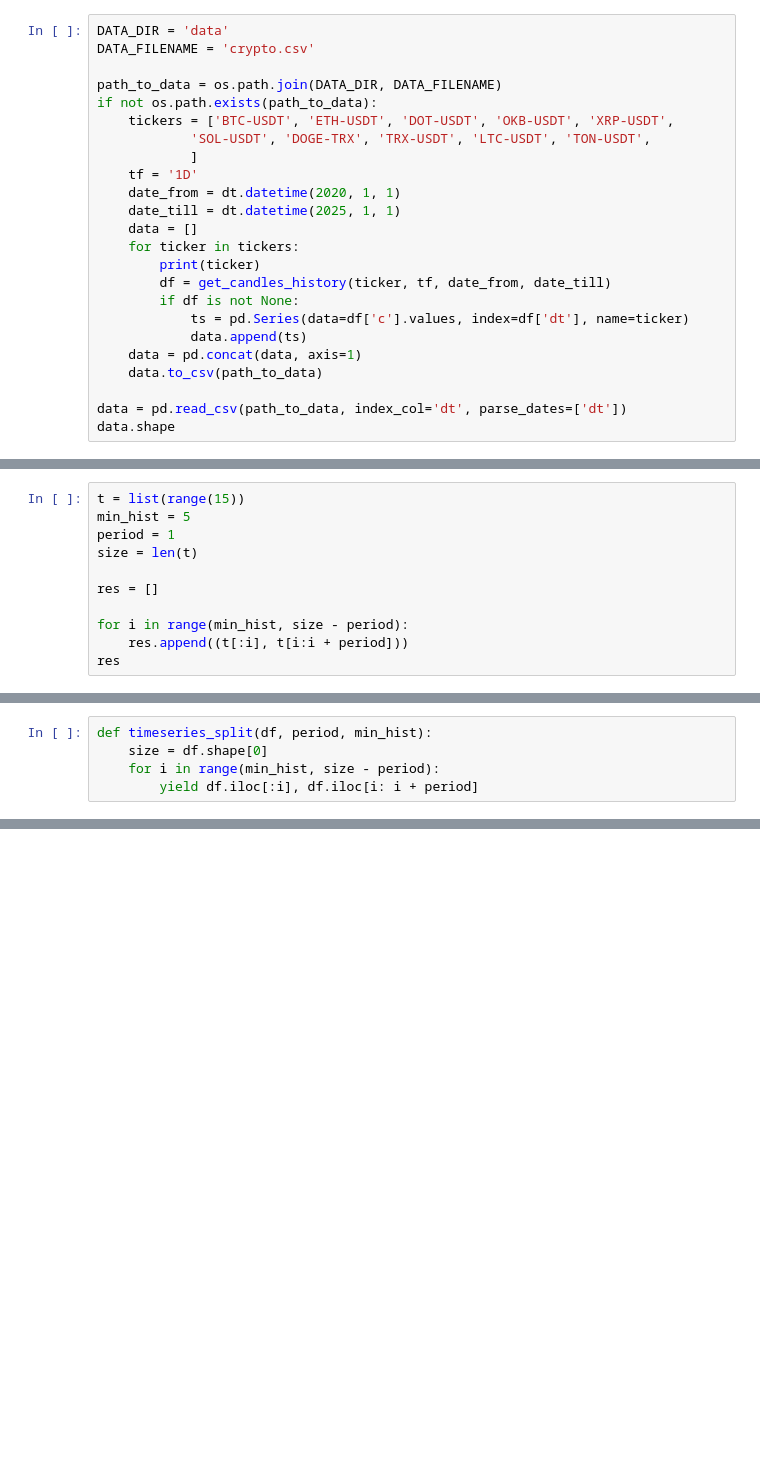
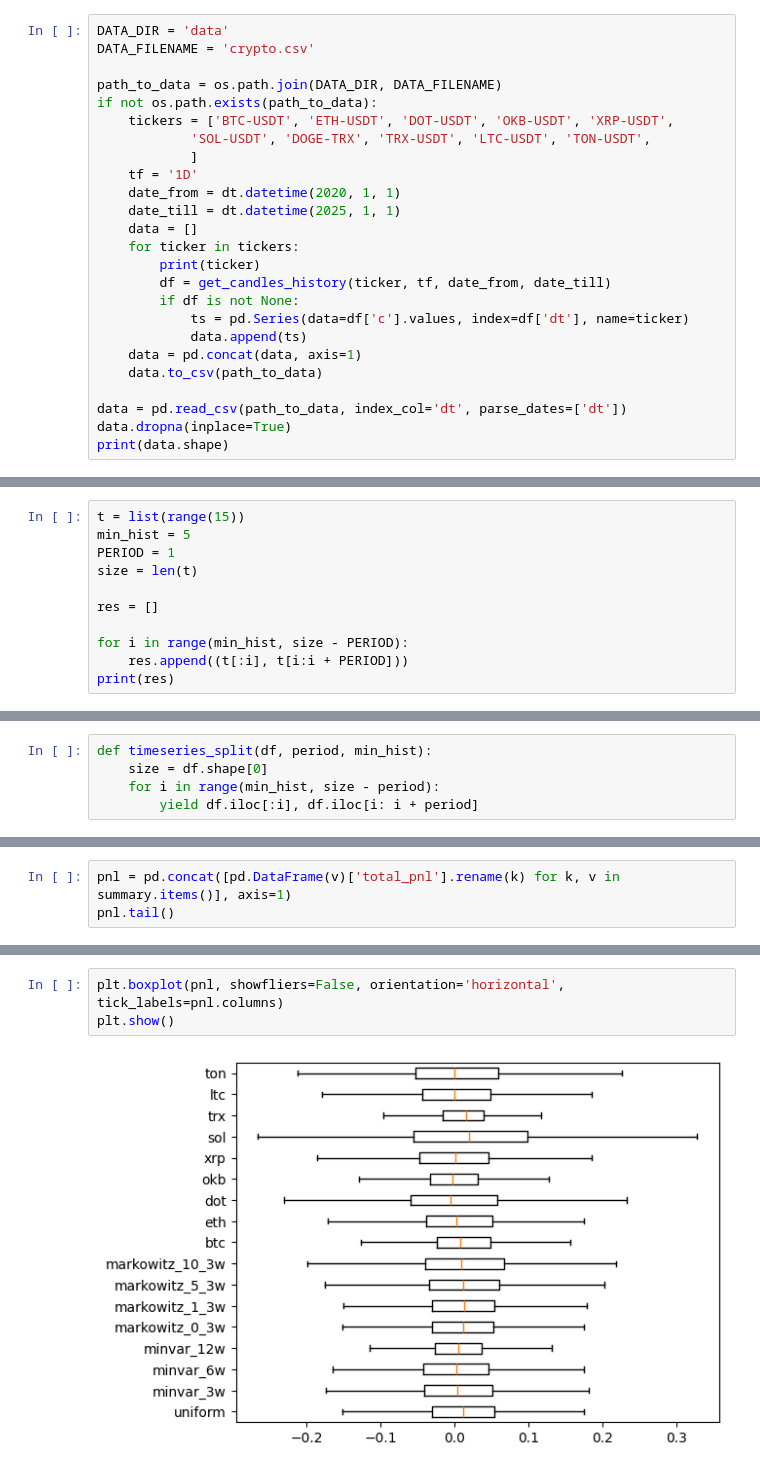
Before and after one commit to poluzerovT/Masters-thesis, a Jupyter notebook: code/research.ipynb, the cells around one changed output, grey strips where cells are left out. Drawn from its saved outputs; the diff is of its cells as text; blank space fills up the shorter version.

```diff
--- a/code/research.ipynb
+++ b/code/research.ipynb
@@ -82,5 +86,6 @@ if not os.path.exists(path_to_data):
     data.to_csv(path_to_data)
 
 data = pd.read_csv(path_to_data, index_col='dt', parse_dates=['dt'])
-data.shape
+data.dropna(inplace=True)
+print(data.shape)
 # %% [output]
@@ -107,12 +99,12 @@ data
 # %%
 t = list(range(15))
 min_hist = 5
-period = 1
+PERIOD = 1
 size = len(t)
 
 res = []
 
-for i in range(min_hist, size - period):
-    res.append((t[:i], t[i:i + period]))
-res
+for i in range(min_hist, size - PERIOD):
+    res.append((t[:i], t[i:i + PERIOD]))
+print(res)
 # %% [output]
@@ -245,0 +252,3 @@ Name: total_pnl, dtype: float64
+# %%
+pnl = pd.concat([pd.DataFrame(v)['total_pnl'].rename(k) for k, v in summary.items()], axis=1)
+pnl.tail()
@@ -245,0 +274,5 @@ Name: total_pnl, dtype: float64
+# %%
+plt.boxplot(pnl, showfliers=False, orientation='horizontal', tick_labels=pnl.columns)
+plt.show()
+# %% [output]
+[figure, added]
```
Also changed, not shown: parts of 14 cells of this notebook.
